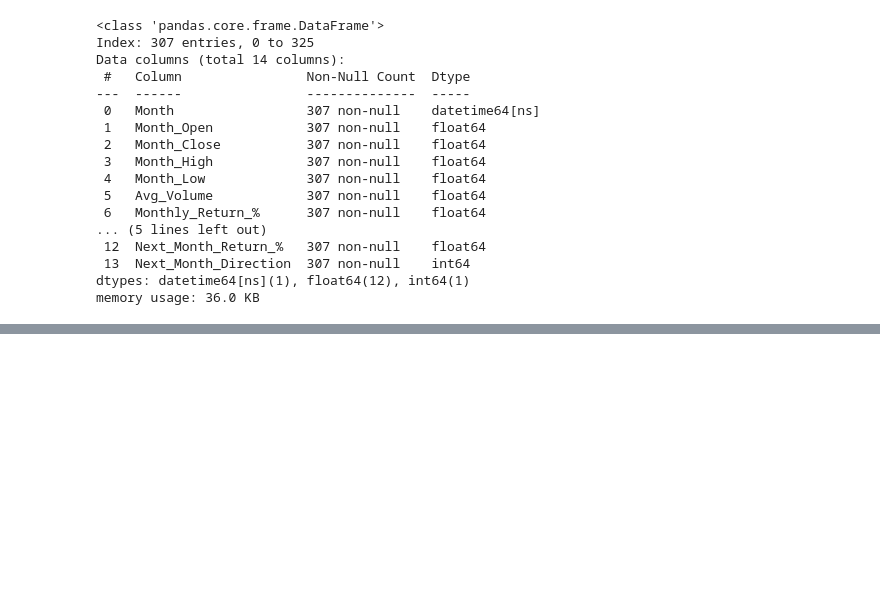
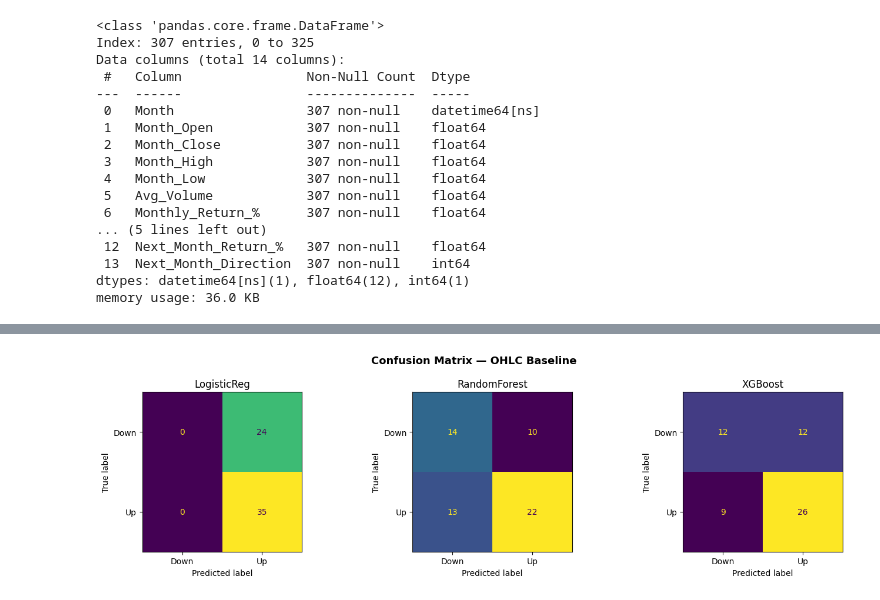
Before and after one commit to aparna-2001/nifty50-stock-price-forecasting, a Jupyter notebook: nifty50_monthly_eda_prediction_ipynb.ipynb, the cells around one changed output, grey strips where cells are left out. Cells and saved outputs as stored; diff of their text form; code cells hidden in the pictures; blank space fills up the shorter version.

Commit message:
regression and classification models

```diff
--- a/nifty50_monthly_eda_prediction_ipynb.ipynb
+++ b/nifty50_monthly_eda_prediction_ipynb.ipynb
@@ -154,0 +223,3 @@ memory usage: 36.0 KB
+# %%
+monthly = monthly.dropna(subset=['Prev_Bull_Return_%', 'Prev_Bear_Return_%'])
+print(monthly.shape)  # should be (306, 18)
@@ -154,0 +281,6 @@ memory usage: 36.0 KB
+# %%
+models_reg = {
+    'Ridge':         Ridge(),
+    'RandomForest':  RandomForestRegressor(n_estimators=100, random_state=42),
+    'XGBoost':       XGBRegressor(n_estimators=100, random_state=42)
+}
@@ -154,0 +289,6 @@ memory usage: 36.0 KB
+# %%
+models_clf = {
+    'LogisticReg':   LogisticRegression(),
+    'RandomForest':  RandomForestClassifier(n_estimators=100, random_state=42),
+    'XGBoost':       XGBClassifier(n_estimators=100, random_state=42)
+}
@@ -154,0 +297,12 @@ memory usage: 36.0 KB
+# %%
+print("=== REGRESSION ===")
+for name, model in models_reg.items():
+    model.fit(X_train, y_reg_train)
+    pred = model.predict(X_test)
+    print(f"{name:15} MAE: {mean_absolute_error(y_reg_test, pred):.3f}  RMSE: {root_mean_squared_error(y_reg_test, pred):.3f}")
+
+print("\n=== CLASSIFICATION ===")
+for name, model in models_clf.items():
+    model.fit(X_train, y_clf_train)
+    pred = model.predict(X_test)
+    print(f"{name:15} Accuracy: {accuracy_score(y_clf_test, pred):.3f}  F1: {f1_score(y_clf_test, pred):.3f}")
@@ -154,0 +325,16 @@ memory usage: 36.0 KB
+# %%
+
+
+fig, axes = plt.subplots(1, 3, figsize=(14, 4))
+
+for ax, (name, model) in zip(axes, models_clf.items()):
+    pred = model.predict(X_test)
+    cm = confusion_matrix(y_clf_test, pred)
+    ConfusionMatrixDisplay(cm, display_labels=['Down', 'Up']).plot(ax=ax, colorbar=False)
+    ax.set_title(f'{name}')
+
+plt.suptitle('Confusion Matrix — OHLC Baseline', fontsize=13, fontweight='bold')
+plt.tight_layout()
+plt.show()
+# %% [output]
+[figure, added]
```
Also changed, not shown: parts of 20 cells of this notebook.
